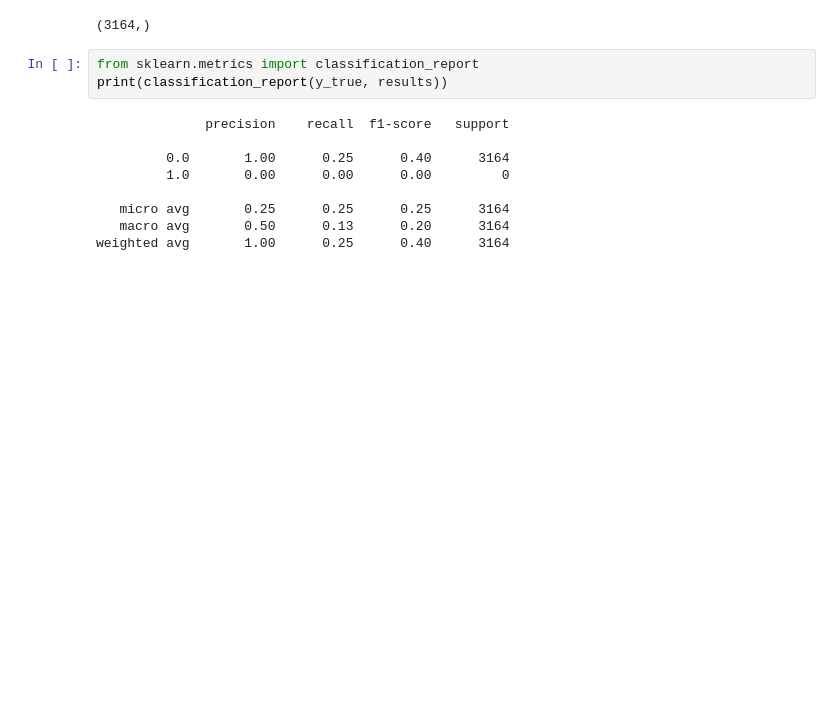
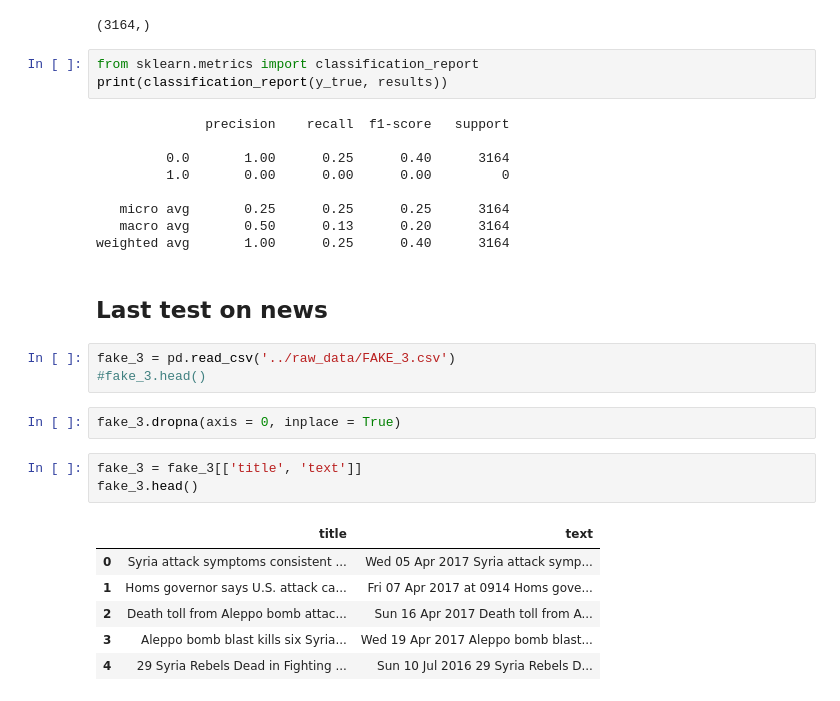
Before and after one commit to LiamCafffrey/FakeNews, a Jupyter notebook: notebooks/Neural_network_nico.ipynb, the cells around one changed output. Drawn from its saved outputs; the diff is of its cells as text; blank space fills up the shorter version.

```diff
--- a/notebooks/Neural_network_nico.ipynb
+++ b/notebooks/Neural_network_nico.ipynb
@@ -1111,3 +1094,20 @@ print(classification_report(y_true, results))
    micro avg       0.25      0.25      0.25      3164
    macro avg       0.50      0.13      0.20      3164
 weighted avg       1.00      0.25      0.40      3164
+# %% [markdown]
+## Last test on news
+# %%
+fake_3 = pd.read_csv('../raw_data/FAKE_3.csv')
+#fake_3.head()
+# %%
+fake_3.dropna(axis = 0, inplace = True)
+# %%
+fake_3 = fake_3[['title', 'text']]
+fake_3.head()
+# %% [output]
+|  | title | text |
+| 0 | Syria attack symptoms consistent ... | Wed 05 Apr 2017 Syria attack symp... |
+| 1 | Homs governor says U.S. attack ca... | Fri 07 Apr 2017 at 0914 Homs gove... |
+| 2 | Death toll from Aleppo bomb attac... | Sun 16 Apr 2017 Death toll from A... |
+| 3 | Aleppo bomb blast kills six Syria... | Wed 19 Apr 2017 Aleppo bomb blast... |
+| 4 | 29 Syria Rebels Dead in Fighting ... | Sun 10 Jul 2016 29 Syria Rebels D... |
```
Also changed, not shown: parts of 25 cells of this notebook.
